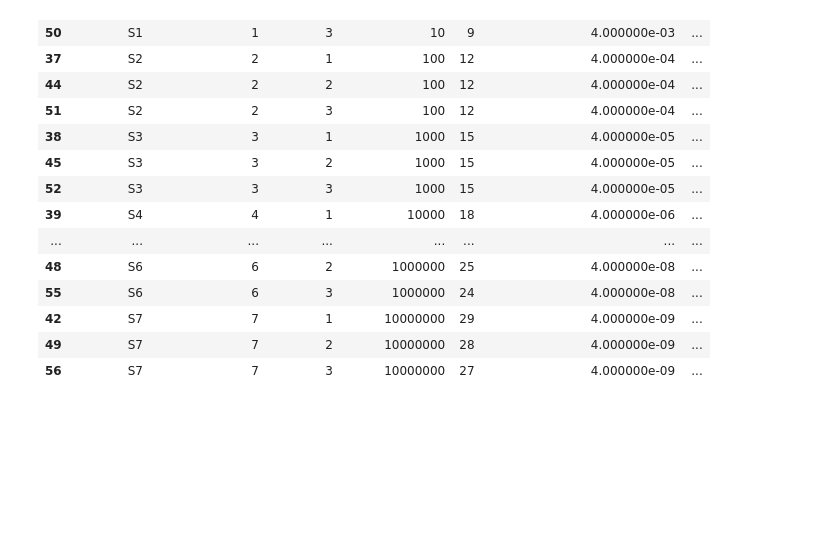
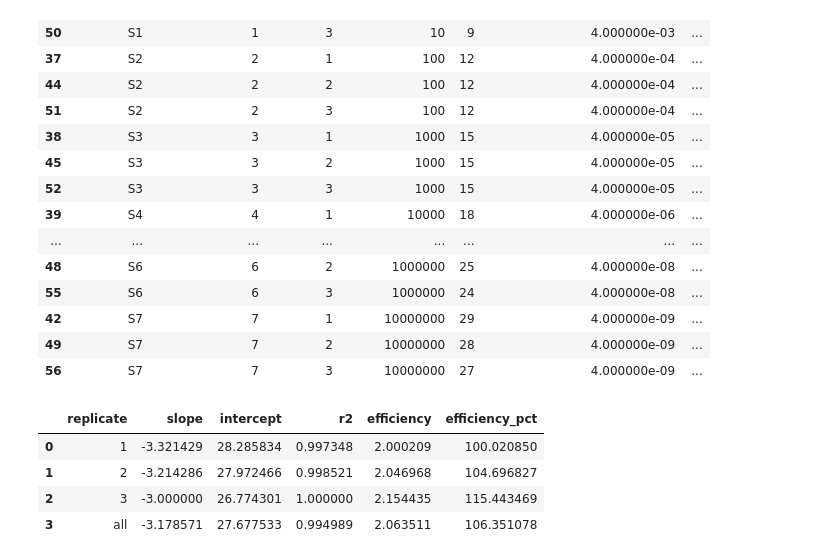
Before and after one commit to EvaPeet-sp/SystemsPractice, a Jupyter notebook: ploidy.ipynb, the cells around one changed output. Cells and saved outputs as stored; diff of their text form; code cells hidden in the pictures; blank space fills up the shorter version.

```diff
--- a/ploidy.ipynb
+++ b/ploidy.ipynb
@@ -397,0 +427,25 @@ qpcr_standard.to_csv(f'{data_output_dir}/qpcr_standard_output.csv', index=False)
+# %%
+### EAch replicate separately
+curve_stats = (
+    qpcr_standard
+    .groupby('replicate')
+    .apply(fit_standard_curve, include_groups=False)
+    .reset_index()
+)
+
+### all curve
+all_stats = fit_standard_curve(qpcr_standard).to_frame().T
+all_stats['replicate'] = 'all'
+
+curve_stats = pd.concat([curve_stats, all_stats], ignore_index=True)
+
+
+curve_stats.to_csv(f'{data_output_dir}/standard_curve_stats.csv', index=False)
+
+curve_stats
+# %% [output]
+|  | replicate | slope | intercept | r2 | efficiency | efficiency_pct |
+| 0 | 1 | -3.321429 | 28.285834 | 0.997348 | 2.000209 | 100.020850 |
+| 1 | 2 | -3.214286 | 27.972466 | 0.998521 | 2.046968 | 104.696827 |
+| 2 | 3 | -3.000000 | 26.774301 | 1.000000 | 2.154435 | 115.443469 |
+| 3 | all | -3.178571 | 27.677533 | 0.994989 | 2.063511 | 106.351078 |
```
Also changed, not shown: parts of 6 cells of this notebook, 1 other file.
